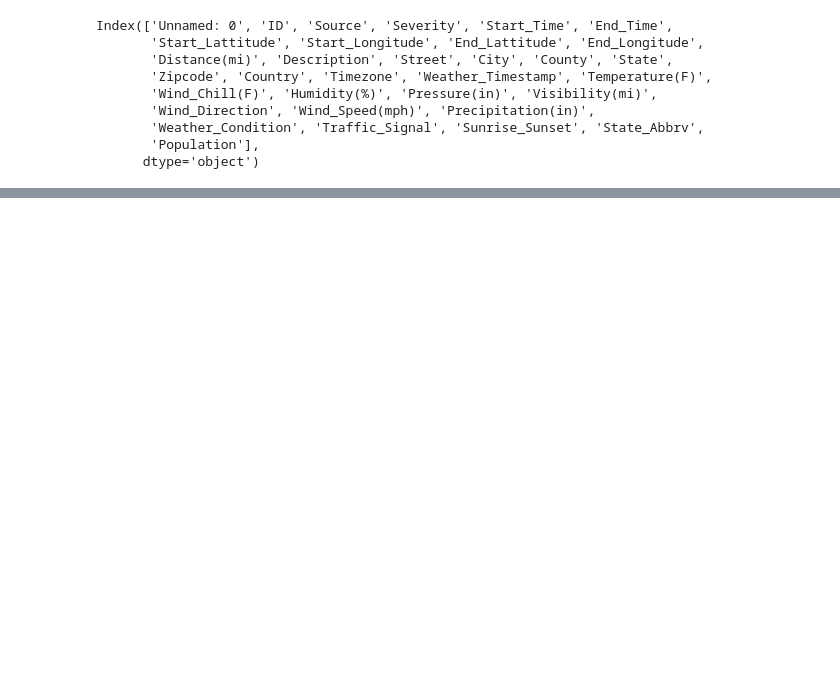
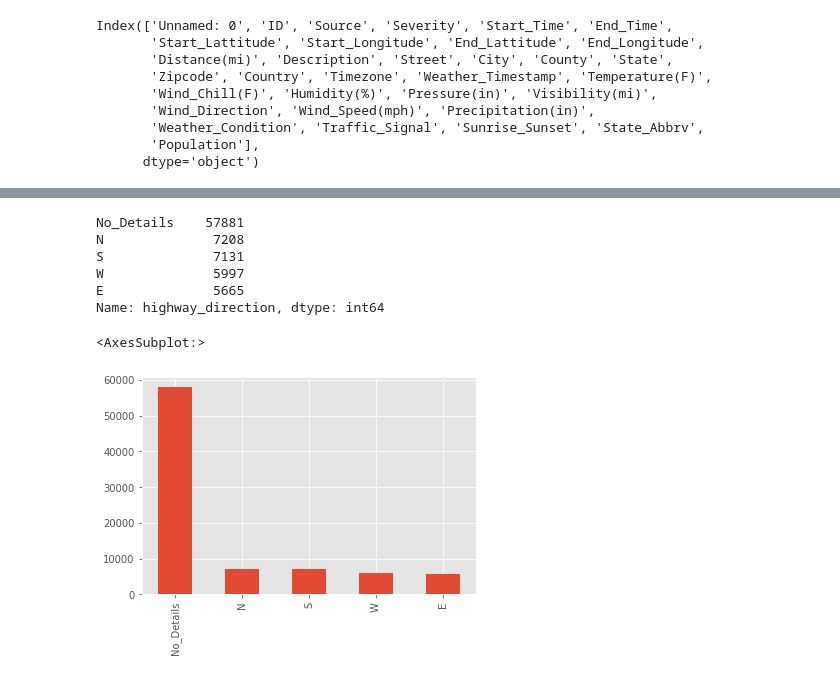
Before and after one commit to hoangttrang/eda-final, a Jupyter notebook: sunrise_sunset_data_clean.ipynb, the cells around one changed output, grey strips where cells are left out. Saved outputs shown, nothing was run; the diff lists cells and outputs as text; code cells hidden in the pictures; blank space fills up the shorter version.

Commit message:
plot sunrise sunset

```diff
--- a/sunrise_sunset_data_clean.ipynb
+++ b/sunrise_sunset_data_clean.ipynb
@@ -156,0 +27,3 @@ Predicted Direction: North
+# %%
+# fisrt filter out the data in South Carolina
+accidents_data = accidents_data[accidents_data['State'] == 'SC']
@@ -156,0 +32,26 @@ Predicted Direction: North
+# %%
+def analyze_description(description):
+    # Regular expressions to find highway and direction mentions
+    highway_pattern = re.compile(r'\b(I-\d+|US-\d+|[A-Z]{2}-\d+)\b', re.IGNORECASE)
+    direction_pattern = re.compile(r'\b(Northbound|Southbound|Eastbound|Westbound|NB|SB|EB|WB|North|South|East|West|N|S|E|W)\b', re.IGNORECASE)
+
+    # capitalize the description
+    description = description.upper()
+
+    # Search for patterns in the description
+    highway_match = highway_pattern.search(description)
+    direction_match = direction_pattern.search(description)
+
+    # Determine if the incident is on a highway and its orientation
+    if highway_match:
+        if direction_match:
+            # Extract the first word of the direction match as the orientation
+            direction = direction_match.group(0).split()[0]
+            return direction[0]  # Return only the first letter of the direction
+        else:
+            return "No_Details"
+    else:
+        return "No_Details"
+# %%
+# Apply the function to the description column and take a look at both columns
+accidents_data['highway_direction'] = accidents_data['Description'].apply(analyze_description)
@@ -156,0 +79,19 @@ Predicted Direction: North
+# %%
+# count the number of accidents in each direction
+accidents_by_direction = accidents_data['highway_direction'].value_counts()
+accidents_by_direction
+# %% [output]
+No_Details    57881
+N              7208
+S              7131
+W              5997
+E              5665
+Name: highway_direction, dtype: int64
+# %%
+# now plot the data
+import matplotlib.pyplot as plt
+plt.style.use('ggplot')
+accidents_by_direction.plot(kind='bar')
+# %% [output]
+<AxesSubplot:>
+[figure, added]
```
Also changed, not shown: parts of 24 cells of this notebook.
